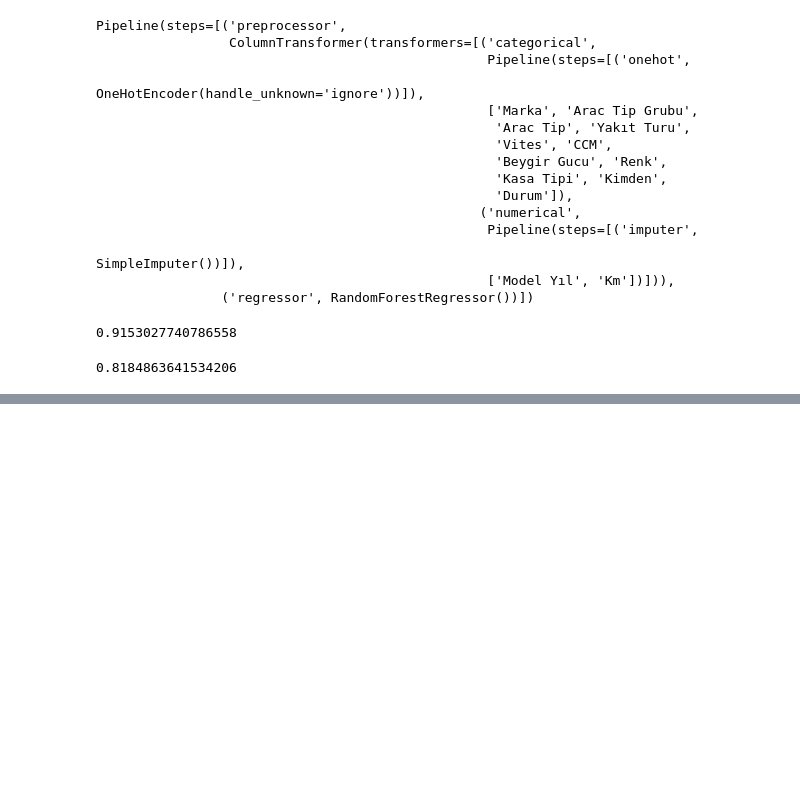
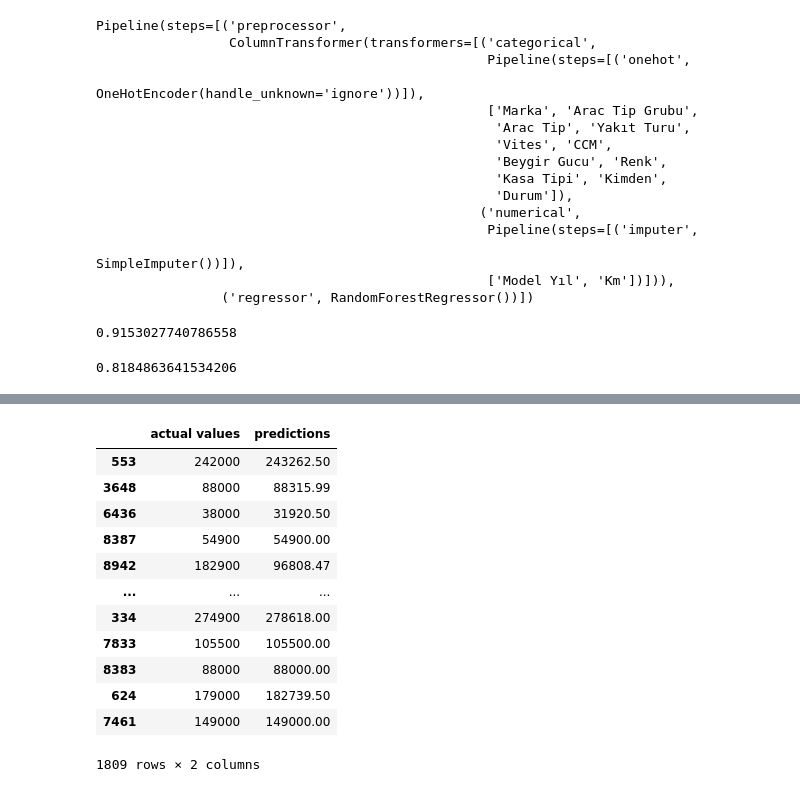
Before and after one commit to ilkeery/turkiye-car-prices-regressor, a Jupyter notebook: turkiye-car-regression-1.ipynb, the cells around one changed output, grey strips where cells are left out. Saved outputs shown, nothing was run; the diff lists cells and outputs as text; code cells hidden in the pictures; blank space fills up the shorter version.

```diff
--- a/turkiye-car-regression-1.ipynb
+++ b/turkiye-car-regression-1.ipynb
@@ -239 +238,21 @@ mean squared error score : 3798148455.360592%
 {'r2': 0.92, 'mae': 17921.72, 'mse': 3798148455.36}
+# %%
+import matplotlib.pyplot as plt
+
+df = pd.DataFrame(data={"actual values": y_test,
+                       "predictions": y_preds})
+df
+# %% [output]
+|  | actual values | predictions |
+| 553 | 242000 | 243262.50 |
+| 3648 | 88000 | 88315.99 |
+| 6436 | 38000 | 31920.50 |
+| 8387 | 54900 | 54900.00 |
+| 8942 | 182900 | 96808.47 |
+| ... | ... | ... |
+| 334 | 274900 | 278618.00 |
+| 7833 | 105500 | 105500.00 |
+| 8383 | 88000 | 88000.00 |
+| 624 | 179000 | 182739.50 |
+| 7461 | 149000 | 149000.00 |
+1809 rows × 2 columns
```
Also changed, not shown: parts of 12 cells of this notebook, 1 other file.
